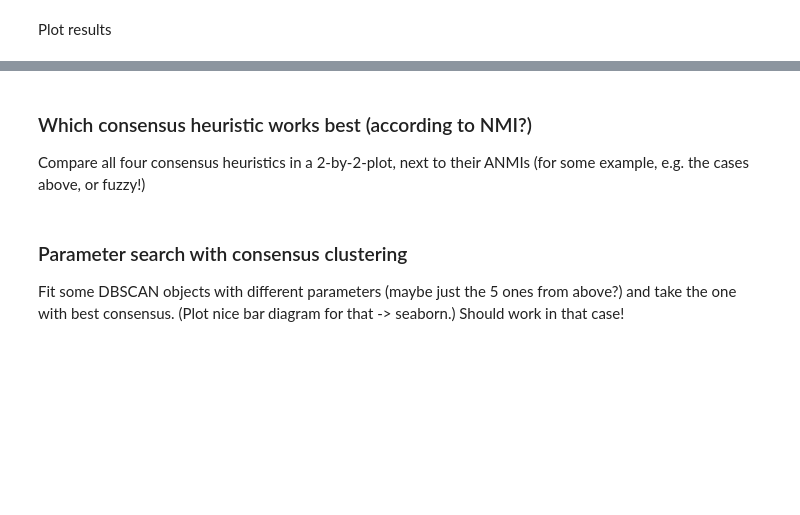
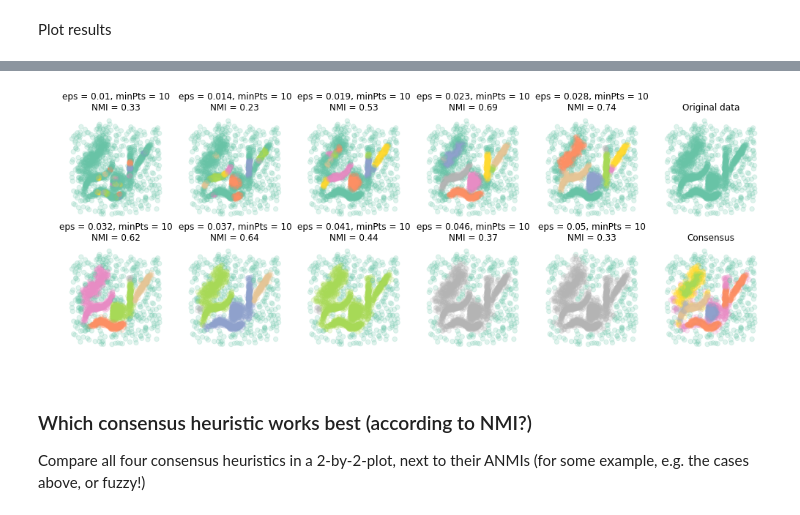
Before and after one commit to clustertoolsgroup/clustertools_project, a Jupyter notebook: even_more_examples.ipynb, the cells around one changed output, grey strips where cells are left out. Drawn from its saved outputs; the diff is of its cells as text; code cells hidden in the pictures; blank space fills up the shorter version.

```diff
--- a/even_more_examples.ipynb
+++ b/even_more_examples.ipynb
@@ -264,0 +295,34 @@ print(consensus_obj.compute_nmi(consensus_obj.cluster_labels, consensus_obj._noi
+# %%
+# Put labels in right order in to the labels array
+labels = []
+for i in range(num_objects // 2):
+    labels.append(consensus_obj._noise_to_zero(dbscan_objects[i]).cluster_labels)
+labels.append(no_labels)
+for i in range(num_objects // 2, num_objects):
+    labels.append(consensus_obj._noise_to_zero(dbscan_objects[i]).cluster_labels)
+labels.append(consensus_labels)
+
+# Init plotting arrangement
+num_plots = len(dbscan_objects) + 2
+num_subplts_per_row = 6
+num_rows = num_plots // num_subplts_per_row
+num_cols = min(num_subplts_per_row, num_plots)
+f, axarr = plt.subplots(num_rows,num_cols, figsize=(17, 3*num_rows))
+
+# Plot labels
+for i, ax in enumerate(axarr.flat):
+    #format_square(ax, min(data[:, 0]), max(data[:, 0]), min(data[:, 1]), max(data[:, 1]))
+    ax.set_aspect('equal')
+    ax.scatter(data[:, 0], data[:, 1], s=40, c=labels[i], cmap='Set2', alpha=0.2)
+    ax.axis('off')
+    if i < num_subplts_per_row - 1:
+        ax.set_title('eps = {:.2}, minPts = {:}\nNMI = {:.2}'.format(eps_array[i], minPts_array[i], nmi_array[i-1]))
+    elif i == num_subplts_per_row - 1:
+        ax.set_title('Original data')
+    elif i < num_plots - 1:
+        ax.set_title('eps = {:.2}, minPts = {:}\nNMI = {:.2}'.format(eps_array[i-1], minPts_array[i-1], nmi_array[i-1]))
+    else:
+        ax.set_title('Consensus')
+plt.show()
+# %% [output]
+[figure, added]
@@ -266,7 +332,3 @@ print(consensus_obj.compute_nmi(consensus_obj.cluster_labels, consensus_obj._noi
 ### Which consensus heuristic works best (according to NMI?)
 
 Compare all four consensus heuristics in a 2-by-2-plot, next to their ANMIs (for some example, e.g. the cases above, or fuzzy!)
-# %% [markdown]
-### Parameter search with consensus clustering
-
-Fit some DBSCAN objects with different parameters (maybe just the 5 ones from above?) and take the one with best consensus. (Plot nice bar diagram for that -> seaborn.) Should work in that case!
```
Also changed, not shown: parts of 17 cells of this notebook, 3 other files.
